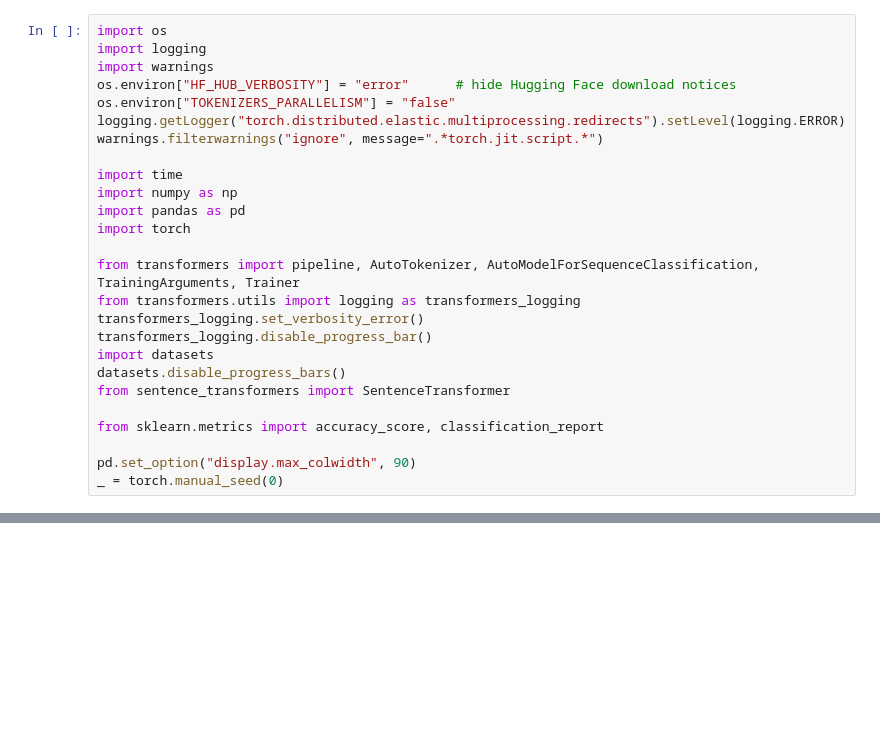
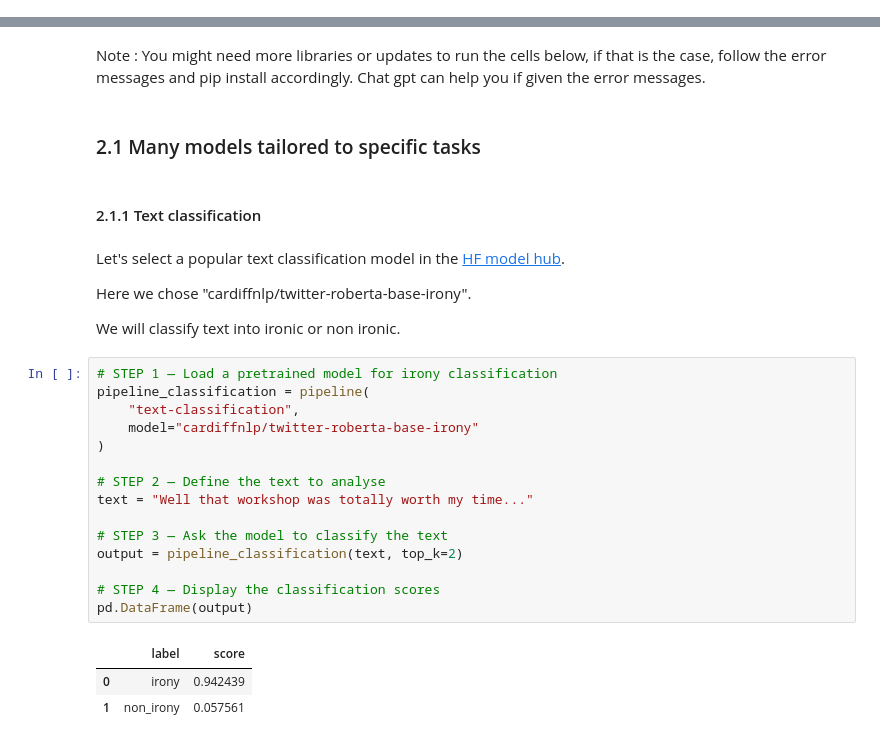
Before and after one commit to ironhack-labs/lab-guided-tutorial-transformers, a Jupyter notebook: your-code/main.ipynb, the cells around one changed output, grey strips where cells are left out. Drawn from its saved outputs; the diff is of its cells as text; blank space fills up the shorter version.

Commit message:
feat: 20261029_Transformers_NLP_Lab

```diff
--- a/your-code/main.ipynb
+++ b/your-code/main.ipynb
@@ -27,26 +0,0 @@ You need `transformers`, `torch`, `datasets`, `accelerate` and `sentence-transfo
-# %%
-import os
-import logging
-import warnings
-os.environ["HF_HUB_VERBOSITY"] = "error"      # hide Hugging Face download notices
-os.environ["TOKENIZERS_PARALLELISM"] = "false"
-logging.getLogger("torch.distributed.elastic.multiprocessing.redirects").setLevel(logging.ERROR)
-warnings.filterwarnings("ignore", message=".*torch.jit.script.*")
-
-import time
-import numpy as np
-import pandas as pd
-import torch
-
-from transformers import pipeline, AutoTokenizer, AutoModelForSequenceClassification, TrainingArguments, Trainer
-from transformers.utils import logging as transformers_logging
-transformers_logging.set_verbosity_error()
-transformers_logging.disable_progress_bar()
-import datasets
-datasets.disable_progress_bars()
-from sentence_transformers import SentenceTransformer
-
-from sklearn.metrics import accuracy_score, classification_report
-
-pd.set_option("display.max_colwidth", 90)
-_ = torch.manual_seed(0)
@@ -229,0 +67,31 @@ Labelling messages costs the bank time. Find out how the fine-tuned model and th
+# %% [markdown]
+Note : You might need more libraries or updates to run the cells below, if that is the case, follow the error messages and pip install accordingly. Chat gpt can help you if given the error messages.
+# %% [markdown]
+### 2.1 Many models tailored to specific tasks
+# %% [markdown]
+#### 2.1.1 Text classification
+# %% [markdown]
+Let's select a popular text classification model in the [HF model hub](https://huggingface.co/models?pipeline_tag=text-classification&sort=downloads).
+
+Here we chose "cardiffnlp/twitter-roberta-base-irony".
+
+We will classify text into ironic or non ironic.
+# %%
+# STEP 1 — Load a pretrained model for irony classification
+pipeline_classification = pipeline(
+    "text-classification",
+    model="cardiffnlp/twitter-roberta-base-irony"
+)
+
+# STEP 2 — Define the text to analyse
+text = "Well that workshop was totally worth my time..."
+
+# STEP 3 — Ask the model to classify the text
+output = pipeline_classification(text, top_k=2)
+
+# STEP 4 — Display the classification scores
+pd.DataFrame(output)
+# %% [output]
+|  | label | score |
+| 0 | irony | 0.942439 |
+| 1 | non_irony | 0.057561 |
```
Also changed, not shown: parts of 66 cells of this notebook.
